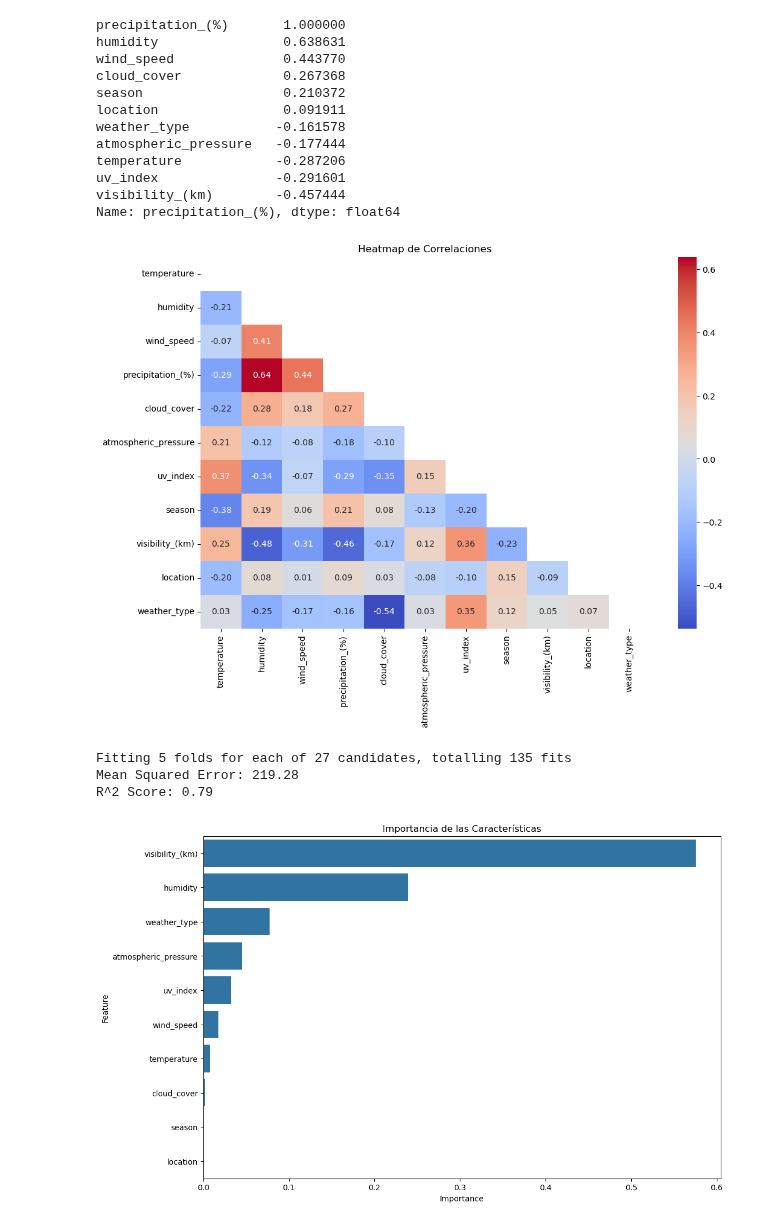
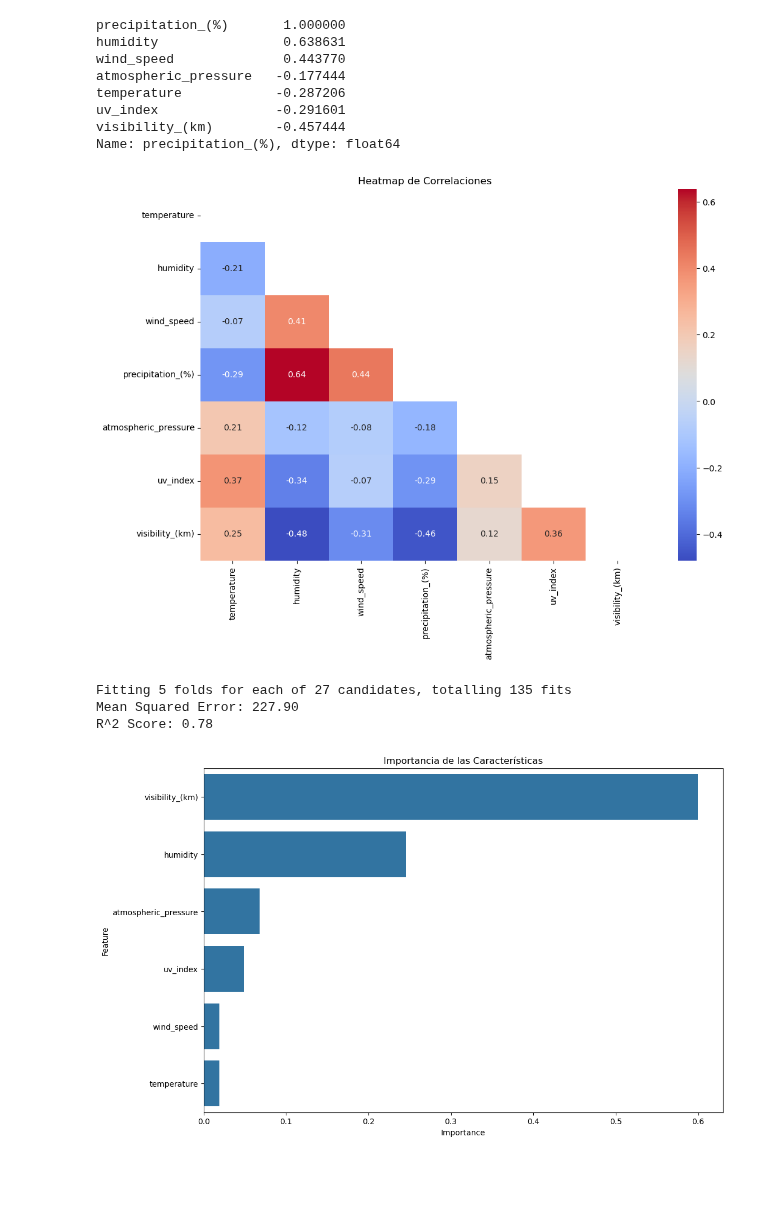
Before and after one commit to jesuserro/weather-prediction-machine-learning, a Jupyter notebook: src/10_gradient_boosting.ipynb, the cells around one changed output. Cells and saved outputs as stored; diff of their text form; code cells hidden in the pictures; blank space fills up the shorter version.

```diff
--- a/src/10_gradient_boosting.ipynb
+++ b/src/10_gradient_boosting.ipynb
@@ -13,10 +13,12 @@ data = pd.read_csv('../data/processed/weather_classification_data.csv')
 
 # Preprocesar los datos
 # Codificar variables categóricas
-label_encoder = LabelEncoder()
-categorical_columns = ['cloud_cover', 'season', 'location', 'weather_type']
-for column in categorical_columns:
-    data[column] = label_encoder.fit_transform(data[column])
+# label_encoder = LabelEncoder()
+# categorical_columns = ['cloud_cover', 'season', 'location', 'weather_type']
+# for column in categorical_columns:
+#     data[column] = label_encoder.fit_transform(data[column])
+
+data = data.drop(['weather_type', 'season', 'location', 'cloud_cover'], axis=1)
 
 # Seleccionar variable objetivo
 target = 'precipitation_(%)'
@@ -72,39 +74,35 @@ print(f'R^2 Score: {r2:.2f}')
 feature_importances = gbr.feature_importances_
 features = X.columns
 importance_df = pd.DataFrame({'Feature': features, 'Importance': feature_importances})
 importance_df = importance_df.sort_values(by='Importance', ascending=False)
 
 # Visualizar la importancia de las características
 plt.figure(figsize=(12, 8))
 sns.barplot(x='Importance', y='Feature', data=importance_df)
 plt.title('Importancia de las Características')
 plt.show()
 
 # Visualizar los resultados
 plt.figure(figsize=(10, 6))
 plt.scatter(y_test, y_pred, alpha=0.7, color='green', label='Predicted Precipitation (%)')
 plt.scatter(y_test, y_test, alpha=0.7, color='blue', label='Actual Precipitation (%)')
 plt.plot([y_test.min(), y_test.max()], [y_test.min(), y_test.max()], '--r', linewidth=2)
 plt.xlabel('Actual Precipitation (%)')
 plt.ylabel('Predicted Precipitation (%)')
 plt.title('Actual vs Predicted Precipitation (%)')
 plt.legend()
 plt.show()
 # %% [output]
 precipitation_(%)       1.000000
 humidity                0.638631
 wind_speed              0.443770
-cloud_cover             0.267368
-season                  0.210372
-location                0.091911
-weather_type           -0.161578
 atmospheric_pressure   -0.177444
 temperature            -0.287206
 uv_index               -0.291601
 visibility_(km)        -0.457444
 Name: precipitation_(%), dtype: float64
-[figure, old version]
+[figure, new version]
 Fitting 5 folds for each of 27 candidates, totalling 135 fits
-Mean Squared Error: 219.28
-R^2 Score: 0.79
+Mean Squared Error: 227.90
+R^2 Score: 0.78
-[figure, old version]
+[figure, new version]
```
Also changed, not shown: parts of 1 cell of this notebook, 1 other file.
